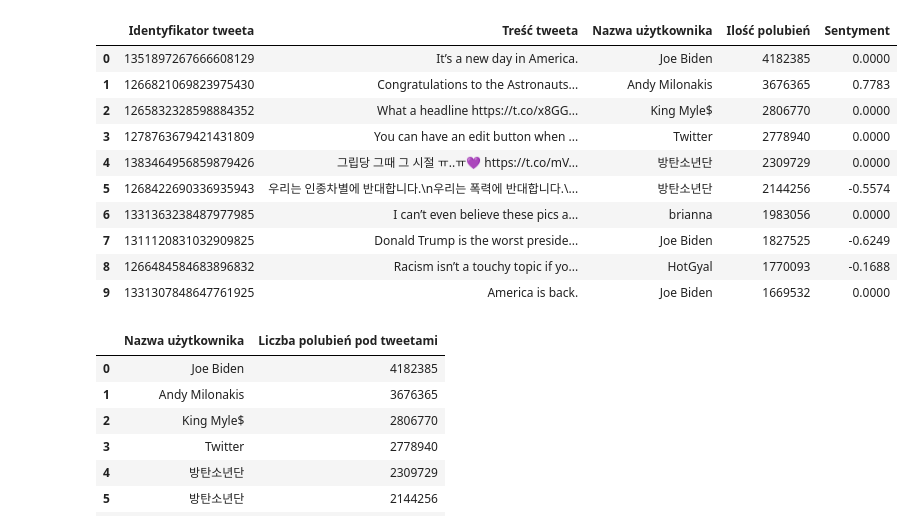
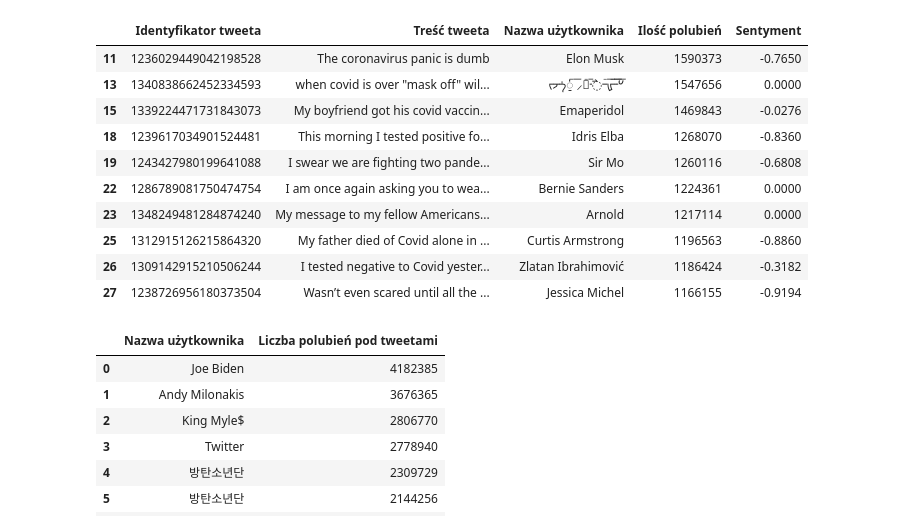
Before and after one commit to piaskowyk/twitter-posts-analysis, a Jupyter notebook: notebooks/2.ipynb, the cells around one changed output. Cells and saved outputs as stored; diff of their text form; code cells hidden in the pictures.

```diff
--- a/notebooks/2.ipynb
+++ b/notebooks/2.ipynb
@@ -13,7 +13,7 @@ connection = psycopg2.connect(
     user="root",
     password="password",
     host="127.0.0.1",
-    port="5440"
+    port="5432"
 )
 db = connection.cursor(cursor_factory=psycopg2.extras.RealDictCursor)
 # %%
@@ -104,29 +130,35 @@ df1
 # %%
 # top 10 tweetow z najwieksza iloscia polubien
 
 sql1 = """
 select t.id as "Identyfikator tweeta", t.content as "Treść tweeta", u.name as "Nazwa użytkownika", t.favorite_count as "Ilość polubień", t.sentiment_compound as "Sentyment"
 from tweet t
          join "user" u on t.user_id = u.id
 order by favorite_count desc
-limit 10;
+limit 100;
 """
 
 df1 = getAll(sql1)
-dfi.export(df1,"images/top-10-tweetow-z-najwieksza-iloscia-polubien.png")
+df1 = df1.loc[~df1['Identyfikator tweeta'].isin(
+    [1351897267666608129, 1266821069823975430, 1265832328598884352, 1278763679421431809, 1383464956859879426,
+     1268422690336935943, 1331363238487977985, 1311120831032909825, 1266484584683896832, 1331307848647761925,
+     1253751812194070529, 1266156916121706502, 1325890910635384839, 1370798098075824132, 1239834212565430278,
+     1332069642534146048, 1280948407532613633, 1267642032077656070])]
+df1 = df1.head(10)
+# dfi.export(df1, "images/top-10-tweetow-z-najwieksza-iloscia-polubien.png")
 df1
 # %% [output]
 |  | Identyfikator tweeta | Treść tweeta | Nazwa użytkownika | Ilość polubień | Sentyment |
-| 0 | 1351897267666608129 | It’s a new day in America. | Joe Biden | 4182385 | 0.0000 |
-| 1 | 1266821069823975430 | Congratulations to the Astronauts... | Andy Milonakis | 3676365 | 0.7783 |
-| 2 | 1265832328598884352 | What a headline https://t.co/x8GG... | King Myle$ | 2806770 | 0.0000 |
-| 3 | 1278763679421431809 | You can have an edit button when ... | Twitter | 2778940 | 0.0000 |
-| 4 | 1383464956859879426 | 그립당 그때 그 시절 ㅠ..ㅠ💜 https://t.co/mV... | 방탄소년단 | 2309729 | 0.0000 |
-| 5 | 1268422690336935943 | 우리는 인종차별에 반대합니다.\n우리는 폭력에 반대합니다.\... | 방탄소년단 | 2144256 | -0.5574 |
-| 6 | 1331363238487977985 | I can’t even believe these pics a... | brianna | 1983056 | 0.0000 |
-| 7 | 1311120831032909825 | Donald Trump is the worst preside... | Joe Biden | 1827525 | -0.6249 |
-| 8 | 1266484584683896832 | Racism isn’t a touchy topic if yo... | HotGyal | 1770093 | -0.1688 |
-| 9 | 1331307848647761925 | America is back. | Joe Biden | 1669532 | 0.0000 |
+| 11 | 1236029449042198528 | The coronavirus panic is dumb | Elon Musk | 1590373 | -0.7650 |
+| 13 | 1340838662452334593 | when cоvid is over "mask off" wil... | ᡕᠵ᠊ᡃ່࡚ࠢ࠘ ⸝່ࠡࠣ᠊߯᠆ࠣ࠘ᡁࠣ࠘᠊᠊ࠢ࠘𐡏 | 1547656 | 0.0000 |
+| 15 | 1339224471731843073 | My boyfriend got his covid vaccin... | Emaperidol | 1469843 | -0.0276 |
+| 18 | 1239617034901524481 | This morning I tested positive fo... | Idris Elba | 1268070 | -0.8360 |
+| 19 | 1243427980199641088 | I swear we are fighting two pande... | Sir Mo | 1260116 | -0.6808 |
+| 22 | 1286789081750474754 | I am once again asking you to wea... | Bernie Sanders | 1224361 | 0.0000 |
+| 23 | 1348249481284874240 | My message to my fellow Americans... | Arnold | 1217114 | 0.0000 |
+| 25 | 1312915126215864320 | My father died of Covid alone in ... | Curtis Armstrong | 1196563 | -0.8860 |
+| 26 | 1309142915210506244 | I tested negative to Covid yester... | Zlatan Ibrahimović | 1186424 | -0.3182 |
+| 27 | 1238726956180373504 | Wasn’t even scared until all the ... | Jessica Michel | 1166155 | -0.9194 |
 # %%
 # top 10 userow którzy otrzymali najwięcej polubień pod swoimi tweetami
 
```
Also changed, not shown: parts of 5 cells of this notebook, 16 other files.
